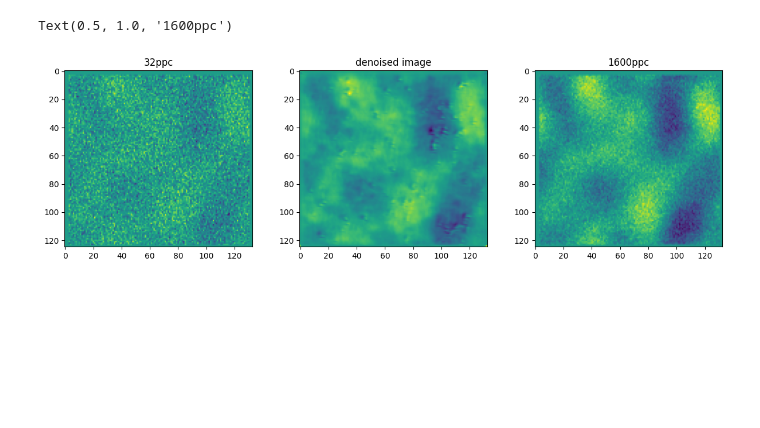
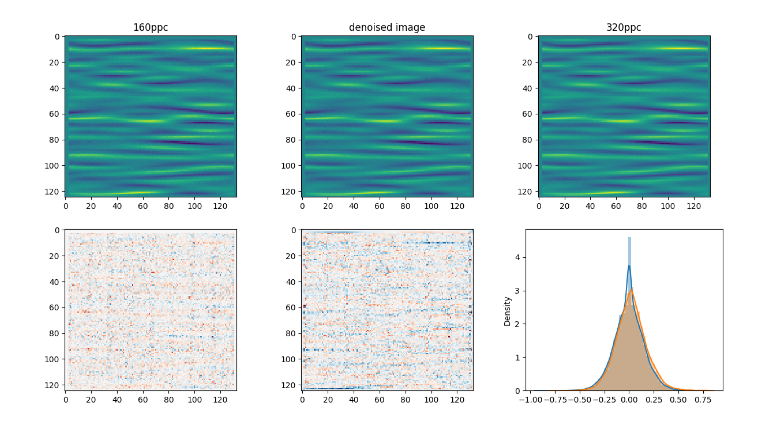
Before and after one commit to al-jshen/cfilt, a Jupyter notebook: notebooks/autoencoder.ipynb, the cells around one changed output. Cells and saved outputs as stored; diff of their text form; code cells hidden in the pictures; blank space fills up the shorter version.

```diff
--- a/notebooks/autoencoder.ipynb
+++ b/notebooks/autoencoder.ipynb
@@ -72,7 +73,7 @@ tfm = transforms.Compose(
         # transforms.Lambda(lambda crops: torch.stack(crops)),
     ]
 )
-ds = CDS(32, 1600, "jx", 148, "../out/", normalize=True, transform=tfm)
+ds = CDS(160, 320, "jx", 148, "../out", normalize=True, transform=tfm)
 # %%
 def unpack(x):
     x1, x2 = list(zip(*x))
@@ -239,4 +233,13 @@ class MS_SSIM_L1_Loss(nn.Module):
         loss_mix = self.compensation * loss_mix
 
         return loss_mix.mean()
+# %%
+im_channels = 1
+hidden_channels = 2
+encoder = ConvXCoder(osize, im_channels, hidden_channels, hidden_channels, 3, device)
+decoder = ConvXCoder(osize, hidden_channels, im_channels, hidden_channels, 3, device)
+autoencoder = nn.Sequential(encoder, decoder).to(device)
+# %%
+autoencoder.load_state_dict(torch.load("../models/convxcoder/160-320-3l-2c.pt"))
+autoencoder.eval();
 # %%
@@ -281,13 +284,33 @@ pred = autoencoder(x.to(device))
 x = x.reshape(y.shape)
 pred = pred.reshape(y.shape)
 # %%
-fig, ax = plt.subplots(1, 3, figsize=(15, 4))
-ax[0].imshow(x[3][0].cpu().detach().numpy())
-ax[1].imshow(pred[3][0].cpu().detach().numpy())
-ax[2].imshow(y[3][0].cpu().detach().numpy())
-ax[0].set_title("32ppc")
-ax[1].set_title("denoised image")
-ax[2].set_title("1600ppc")
+fig, ax = plt.subplots(2, 3, figsize=(15, 8))
+
+ix = 0
+
+ax[0, 0].imshow(x[ix][0].cpu().detach().numpy(), interpolation="none")
+ax[0, 1].imshow(pred[ix][0].cpu().detach().numpy(), interpolation="none")
+ax[0, 2].imshow(y[ix][0].cpu().detach().numpy(), interpolation="none")
+
+ax[0, 0].set_title("160ppc")
+ax[0, 1].set_title("denoised image")
+ax[0, 2].set_title("320ppc")
+
+ax[1, 0].imshow(
+    (x[ix][0] - y[ix][0]).cpu().detach().numpy(),
+    interpolation="none",
+    cmap="RdBu",
+    norm=matplotlib.colors.CenteredNorm(0),
+)
+ax[1, 1].imshow(
+    (pred[ix][0].cpu() - y[ix][0]).cpu().detach().numpy(),
+    interpolation="none",
+    cmap="RdBu",
+    norm=matplotlib.colors.CenteredNorm(0),
+)
+with warnings.catch_warnings():
+    warnings.simplefilter(action="ignore", category=UserWarning)
+    sns.distplot((x[ix][0] - y[ix][0]).cpu().detach().numpy(), ax=ax[1, 2])
+    sns.distplot((pred[ix][0].cpu() - y[ix][0]).cpu().detach().numpy(), ax=ax[1, 2]);
 # %% [output]
-Text(0.5, 1.0, '1600ppc')
-[figure, old version]
+[figure, new version]
```
Also changed, not shown: parts of 6 cells of this notebook, 1 other file.
